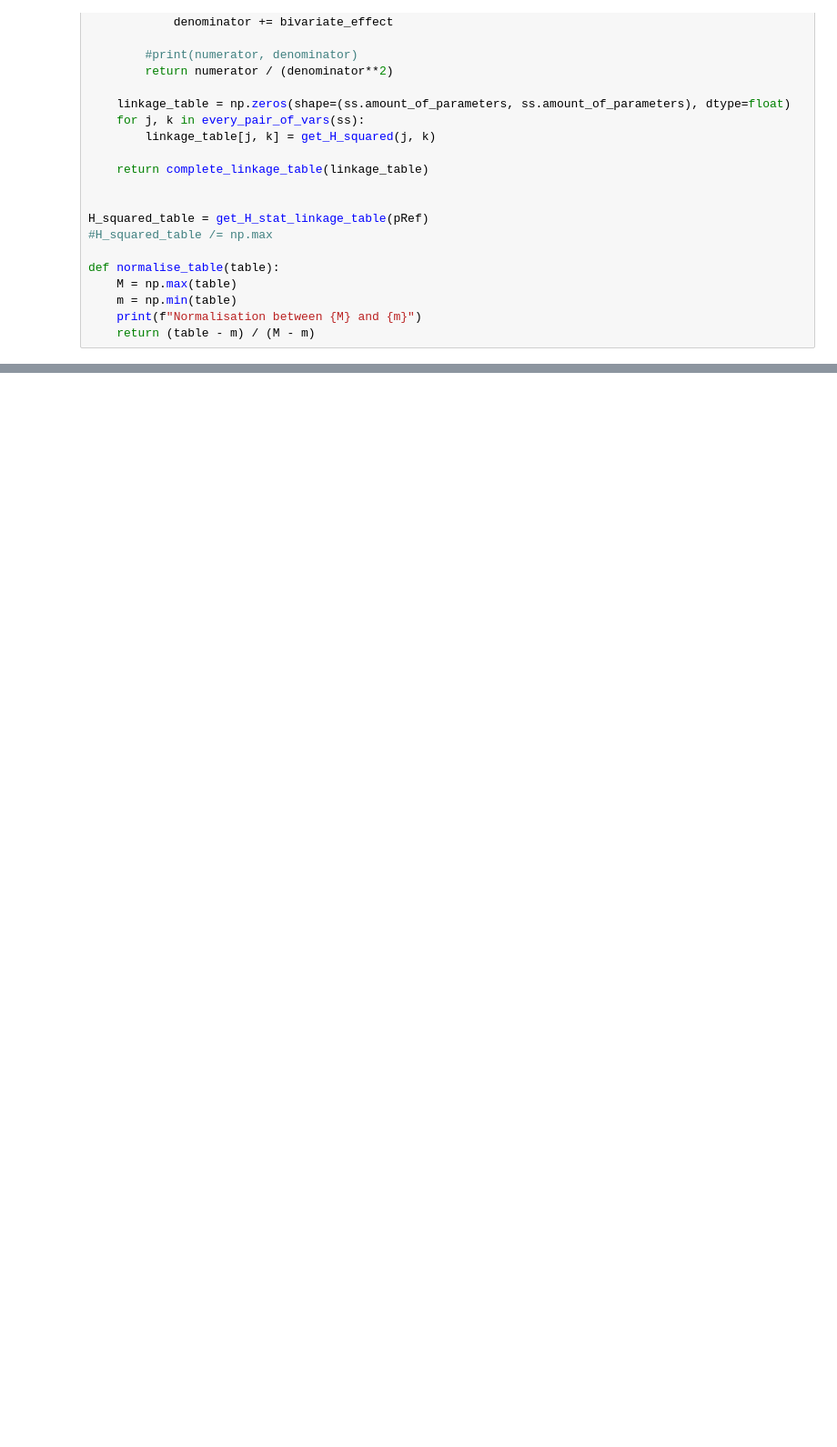
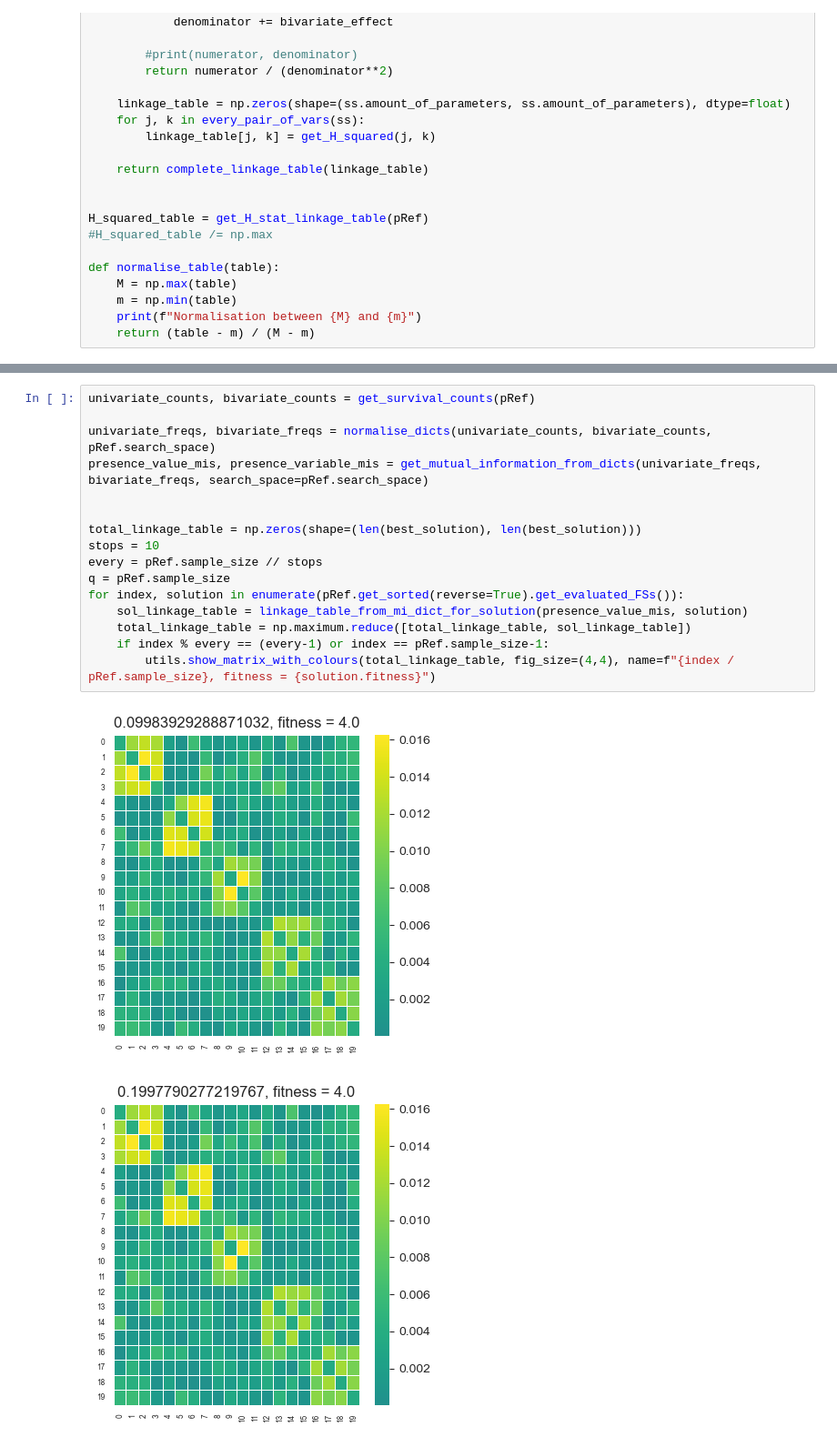
Before and after one commit to Giancarlo-Catalano/PSSearch, a Jupyter notebook: Gian_experimental/mutual_information.py.ipynb, the cells around one changed output, grey strips where cells are left out. Shown: that part at 91% size. Drawn from its saved outputs; the diff is of its cells as text; blank space fills up the shorter version.

```diff
--- a/Gian_experimental/mutual_information.py.ipynb
+++ b/Gian_experimental/mutual_information.py.ipynb
@@ -339,0 +351,19 @@ utils.show_matrix_with_colours(negative_survival_table+survival_table, fig_size=
+# %%
+univariate_counts, bivariate_counts = get_survival_counts(pRef)
+
+univariate_freqs, bivariate_freqs = normalise_dicts(univariate_counts, bivariate_counts, pRef.search_space)
+presence_value_mis, presence_variable_mis = get_mutual_information_from_dicts(univariate_freqs, bivariate_freqs, search_space=pRef.search_space)
+
+
+total_linkage_table = np.zeros(shape=(len(best_solution), len(best_solution)))
+stops = 10
+every = pRef.sample_size // stops
+q = pRef.sample_size
+for index, solution in enumerate(pRef.get_sorted(reverse=True).get_evaluated_FSs()):
+    sol_linkage_table = linkage_table_from_mi_dict_for_solution(presence_value_mis, solution)
+    total_linkage_table = np.maximum.reduce([total_linkage_table, sol_linkage_table])
+    if index % every == (every-1) or index == pRef.sample_size-1:
+        utils.show_matrix_with_colours(total_linkage_table, fig_size=(4,4), name=f"{index / pRef.sample_size}, fitness = {solution.fitness}")
+# %% [output]
+[figure, added]
+[figure, added]
```
Also changed, not shown: parts of 7 cells of this notebook, 2 other files.
